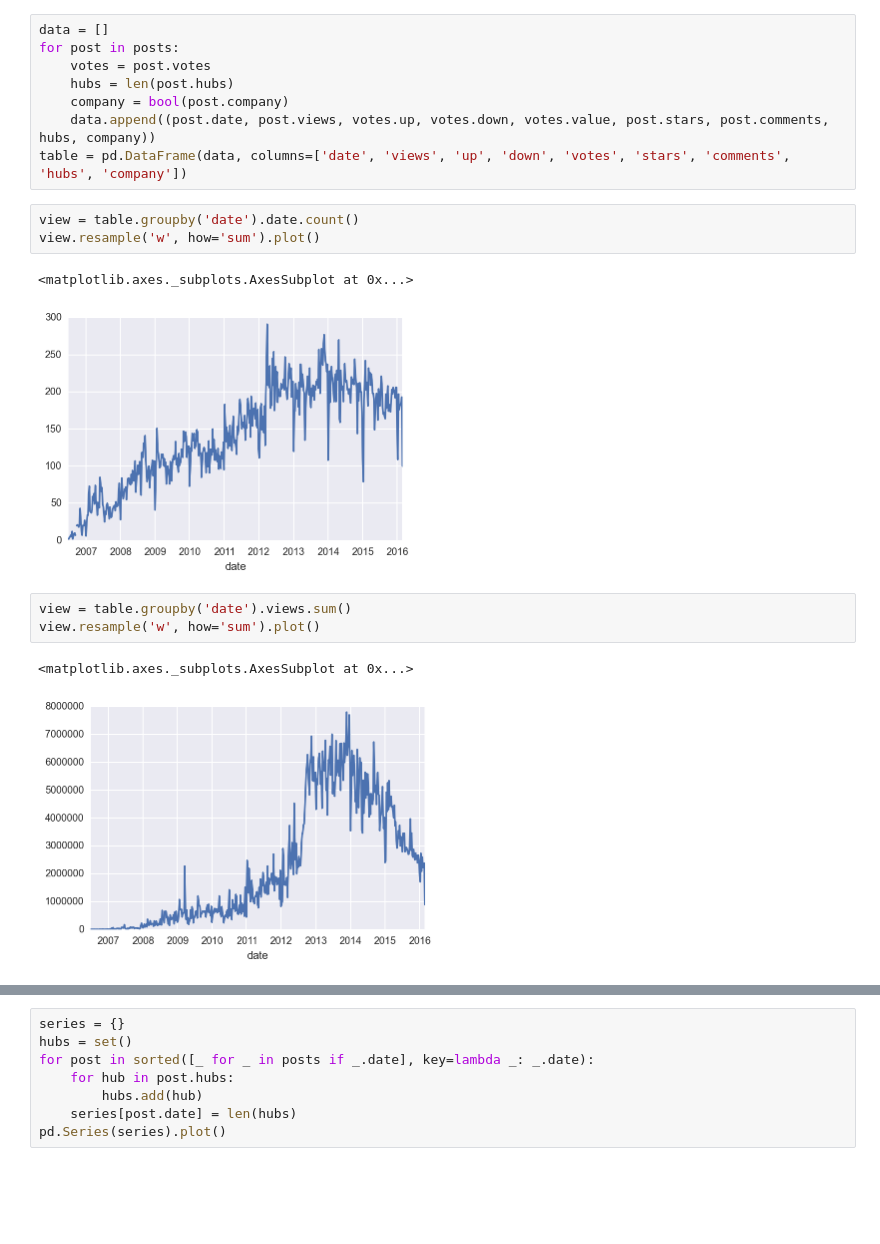
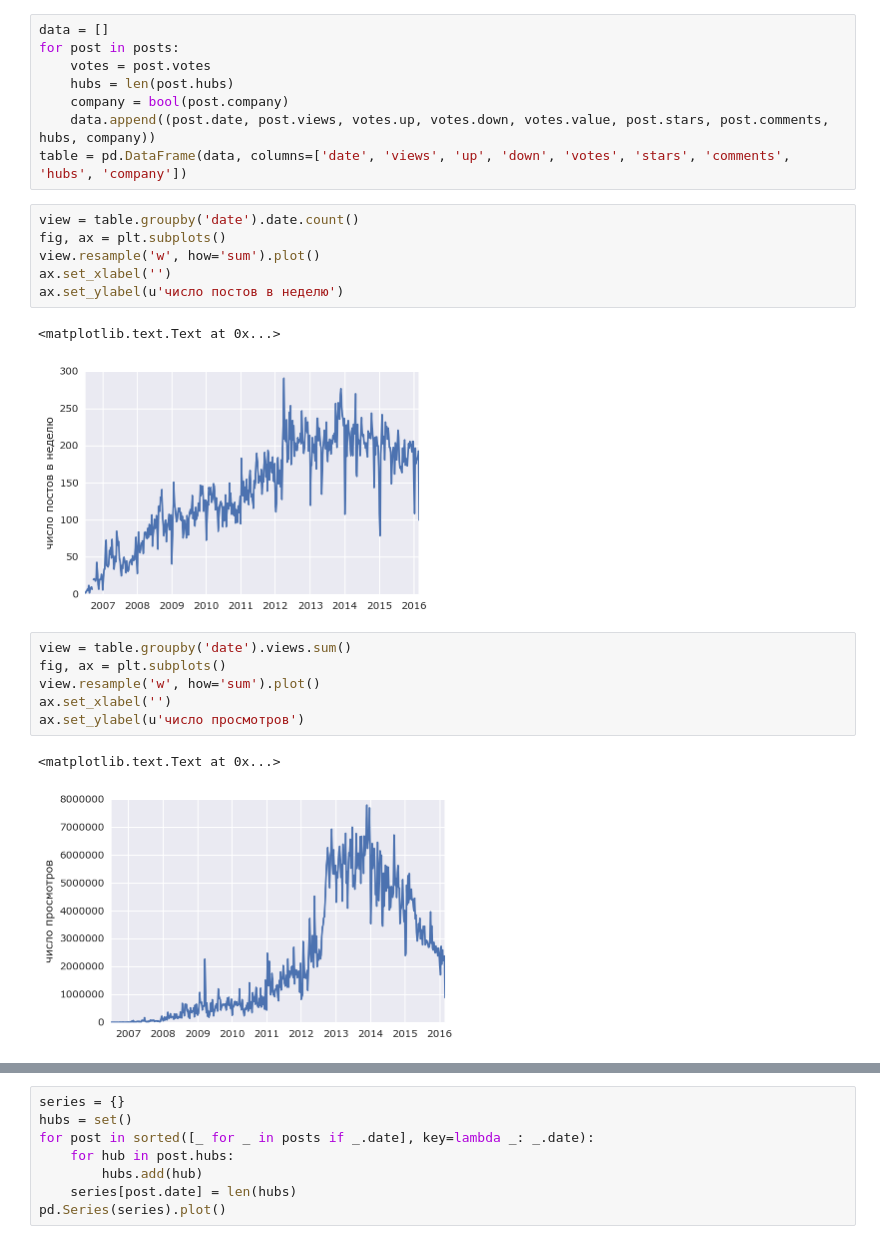
Before and after one commit to alexanderkuk/analyze-habr, a Jupyter notebook: notes.ipynb, the cells around one changed output, grey strips where cells are left out. Drawn from its saved outputs; the diff is of its cells as text; blank space fills up the shorter version.

```diff
--- a/notes.ipynb
+++ b/notes.ipynb
@@ -26,16 +26,22 @@ for post in posts:
 table = pd.DataFrame(data, columns=['date', 'views', 'up', 'down', 'votes', 'stars', 'comments', 'hubs', 'company'])
 # %%
 view = table.groupby('date').date.count()
+fig, ax = plt.subplots()
 view.resample('w', how='sum').plot()
+ax.set_xlabel('')
+ax.set_ylabel(u'число постов в неделю')
 # %% [output]
-<matplotlib.axes._subplots.AxesSubplot at 0x...>
+<matplotlib.text.Text at 0x...>
-[figure, old version]
+[figure, new version]
 # %%
 view = table.groupby('date').views.sum()
+fig, ax = plt.subplots()
 view.resample('w', how='sum').plot()
+ax.set_xlabel('')
+ax.set_ylabel(u'число просмотров')
 # %% [output]
-<matplotlib.axes._subplots.AxesSubplot at 0x...>
+<matplotlib.text.Text at 0x...>
-[figure, old version]
+[figure, new version]
 # %%
 %run -n main.py
 # series = pd.Series(download_habr_similarweb_visits())
```
Also changed, not shown: parts of 13 cells of this notebook.
